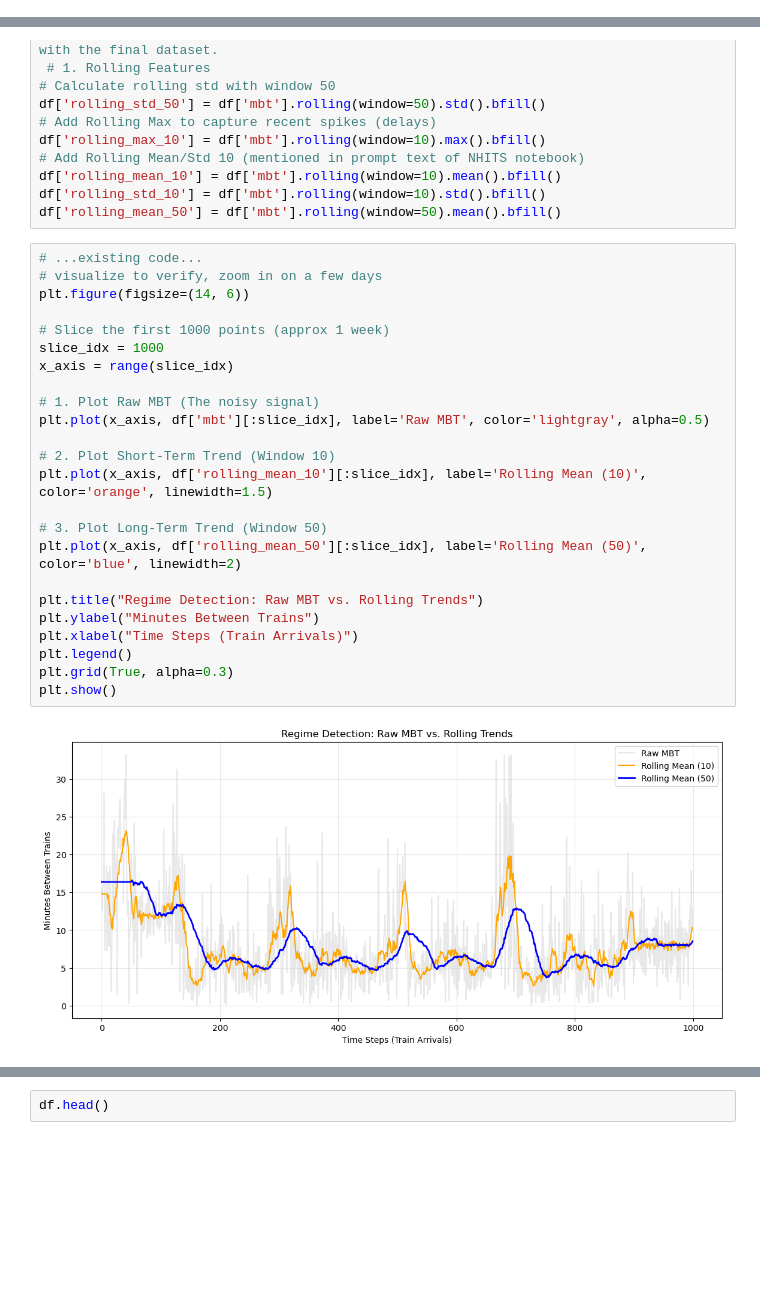
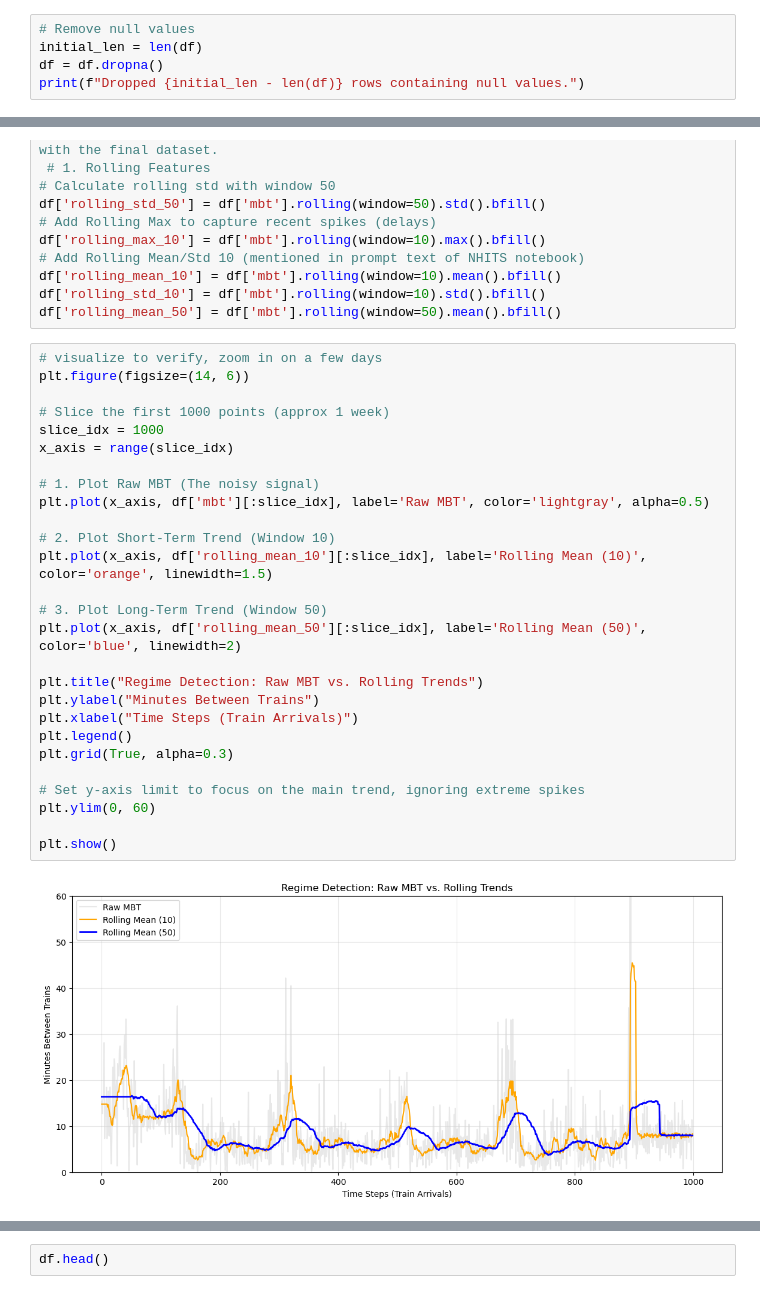
Before and after one commit to DanHerman212/vertex-ai-ml-pipelines-time-series, a Jupyter notebook: training_and_preprocessing_workflows/ml_dataset_preprocessing.ipynb, the cells around one changed output, grey strips where cells are left out. Saved outputs shown, nothing was run; the diff lists cells and outputs as text; blank space fills up the shorter version.

```diff
--- a/training_and_preprocessing_workflows/ml_dataset_preprocessing.ipynb
+++ b/training_and_preprocessing_workflows/ml_dataset_preprocessing.ipynb
@@ -90,3 +91,8 @@ dtypes: datetime64[ns, UTC](1), float64(2), int64(1)
 memory usage: 3.4 MB
 # %% [markdown]
 ### There are a small number of nulls, we will just remove them as we have a sufficiently dense sampling of arrival times over a 2 year period
+# %%
+# Remove null values
+initial_len = len(df)
+df = df.dropna()
+print(f"Dropped {initial_len - len(df)} rows containing null values.")
@@ -349,28 +397,31 @@ df['rolling_mean_10'] = df['mbt'].rolling(window=10).mean().bfill()
 df['rolling_std_10'] = df['mbt'].rolling(window=10).std().bfill()
 df['rolling_mean_50'] = df['mbt'].rolling(window=50).mean().bfill()
 # %%
-# ...existing code...
 # visualize to verify, zoom in on a few days
 plt.figure(figsize=(14, 6))
 
 # Slice the first 1000 points (approx 1 week)
 slice_idx = 1000
 x_axis = range(slice_idx)
 
 # 1. Plot Raw MBT (The noisy signal)
 plt.plot(x_axis, df['mbt'][:slice_idx], label='Raw MBT', color='lightgray', alpha=0.5)
 
 # 2. Plot Short-Term Trend (Window 10)
 plt.plot(x_axis, df['rolling_mean_10'][:slice_idx], label='Rolling Mean (10)', color='orange', linewidth=1.5)
 
 # 3. Plot Long-Term Trend (Window 50)
 plt.plot(x_axis, df['rolling_mean_50'][:slice_idx], label='Rolling Mean (50)', color='blue', linewidth=2)
 
 plt.title("Regime Detection: Raw MBT vs. Rolling Trends")
 plt.ylabel("Minutes Between Trains")
 plt.xlabel("Time Steps (Train Arrivals)")
 plt.legend()
 plt.grid(True, alpha=0.3)
+
+# Set y-axis limit to focus on the main trend, ignoring extreme spikes
+plt.ylim(0, 60)
+
 plt.show()
 # %% [output]
-[figure, old version]
+[figure, new version]
```
Also changed, not shown: parts of 14 cells of this notebook.
